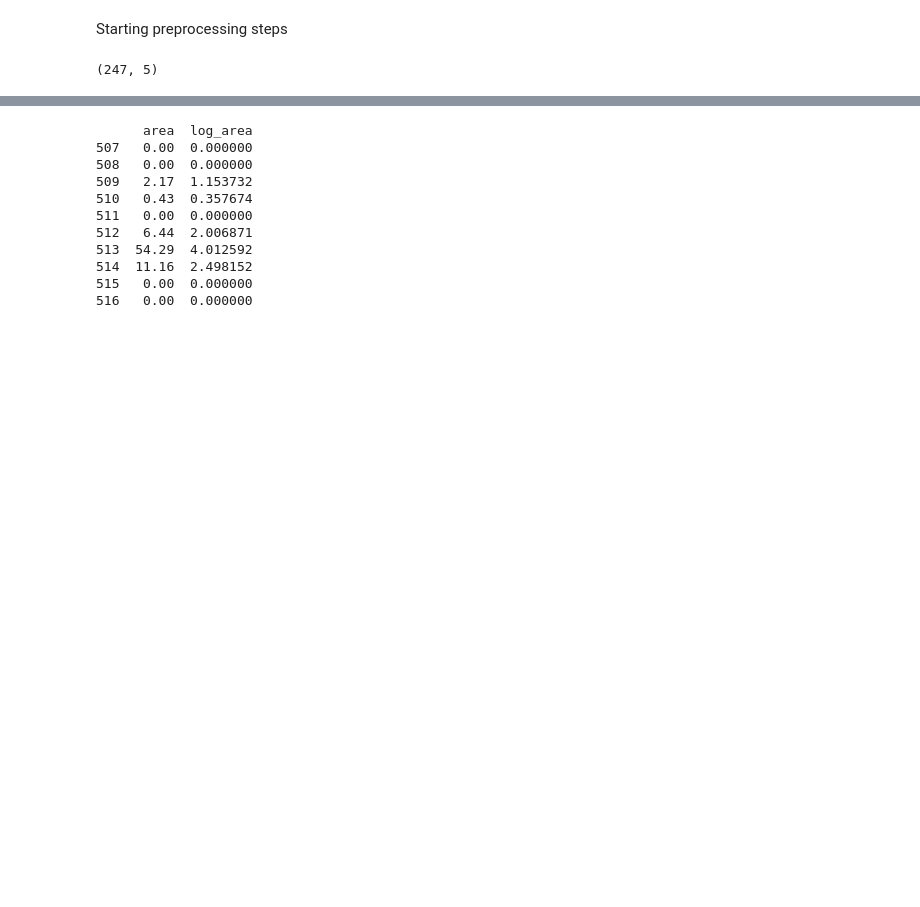
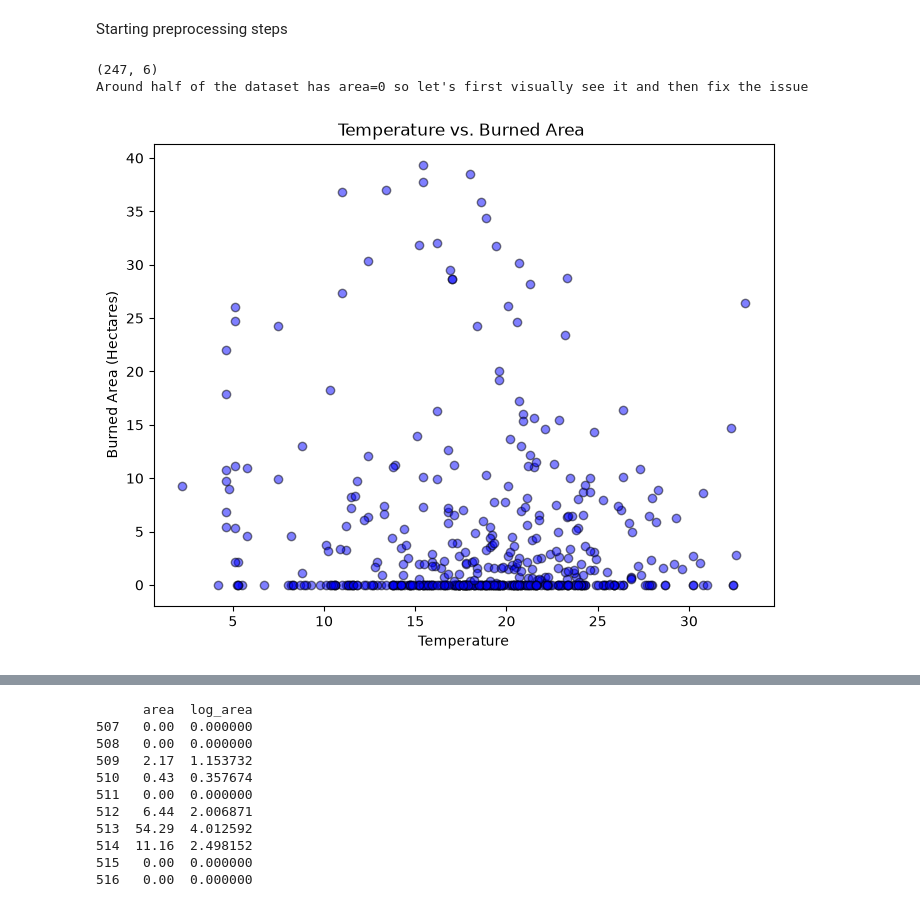
Before and after one commit to Bless-Kukreja/Forest-fire-detection, a Jupyter notebook: src/main.ipynb, the cells around one changed output, grey strips where cells are left out. Cells and saved outputs as stored; diff of their text form; code cells hidden in the pictures; blank space fills up the shorter version.

```diff
--- a/src/main.ipynb
+++ b/src/main.ipynb
@@ -73,5 +67,22 @@ area  0.008258  0.097844 -0.075519  0.012317  1.000000
 Starting preprocessing steps
 # %%
 print(relevent_df[relevent_df['area']==0].shape)
+print("Around half of the dataset has area=0 so let's first visually see it and then fix the issue")
 # %% [output]
-(247, 5)
+(247, 6)
+Around half of the dataset has area=0 so let's first visually see it and then fix the issue
+# %%
+plt.figure(figsize=(8, 6))
+
+plt.scatter(df[df['area'] < 40]['temp'], df[df['area'] < 40]['area'],
+    alpha=0.5,
+    color='blue',
+    edgecolor='black'
+)
+plt.xlabel('Temperature')
+plt.ylabel('Burned Area (Hectares)')
+plt.title('Temperature vs. Burned Area ')
+
+plt.show()
+# %% [output]
+[figure, added]
```
Also changed, not shown: parts of 4 cells of this notebook.
